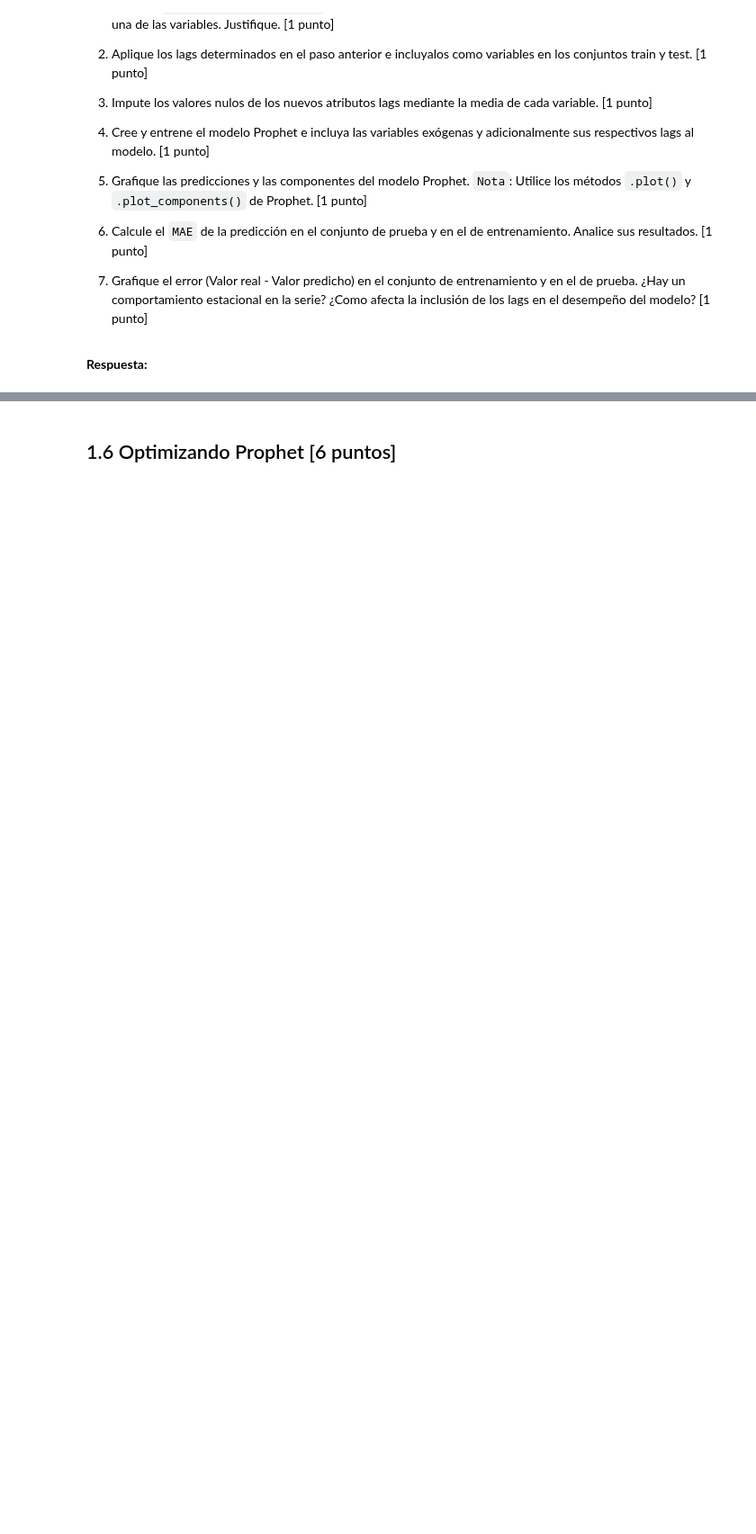
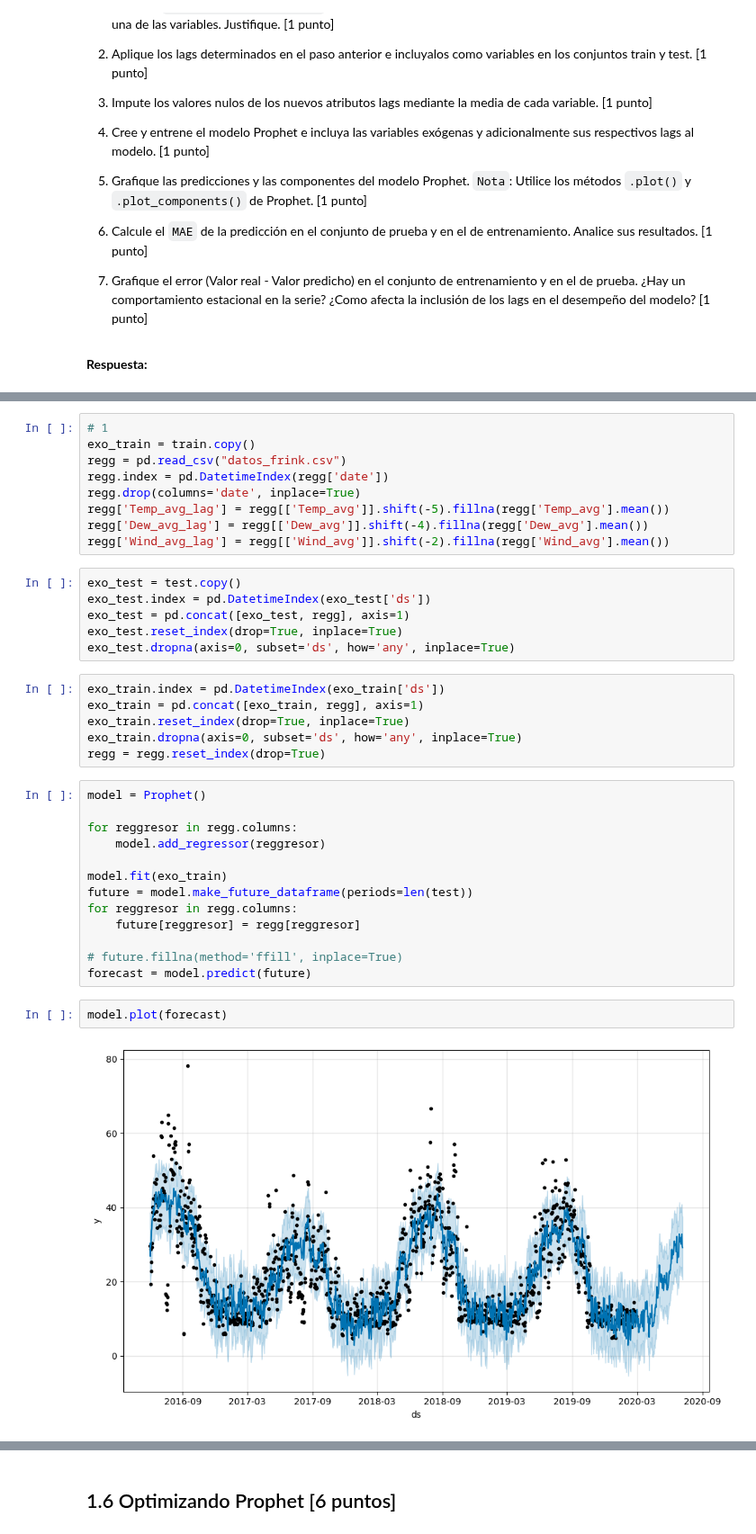
Before and after one commit to carinunez/Labs_MDS, a Jupyter notebook: lab8/Lab8.ipynb, the cells around one changed output, grey strips where cells are left out. Shown at 90% size. Drawn from its saved outputs; the diff is of its cells as text; blank space fills up the shorter version.

```diff
--- a/lab8/Lab8.ipynb
+++ b/lab8/Lab8.ipynb
@@ -345,0 +402,38 @@ Para ello, a usted se le pide que:
+# %%
+# 1
+exo_train = train.copy()
+regg = pd.read_csv("datos_frink.csv")
+regg.index = pd.DatetimeIndex(regg['date'])
+regg.drop(columns='date', inplace=True)
+regg['Temp_avg_lag'] = regg[['Temp_avg']].shift(-5).fillna(regg['Temp_avg'].mean())
+regg['Dew_avg_lag'] = regg[['Dew_avg']].shift(-4).fillna(regg['Dew_avg'].mean())
+regg['Wind_avg_lag'] = regg[['Wind_avg']].shift(-2).fillna(regg['Wind_avg'].mean())
+# %%
+exo_test = test.copy()
+exo_test.index = pd.DatetimeIndex(exo_test['ds'])
+exo_test = pd.concat([exo_test, regg], axis=1)
+exo_test.reset_index(drop=True, inplace=True)
+exo_test.dropna(axis=0, subset='ds', how='any', inplace=True)
+# %%
+exo_train.index = pd.DatetimeIndex(exo_train['ds'])
+exo_train = pd.concat([exo_train, regg], axis=1)
+exo_train.reset_index(drop=True, inplace=True)
+exo_train.dropna(axis=0, subset='ds', how='any', inplace=True)
+regg = regg.reset_index(drop=True)
+# %%
+model = Prophet()
+
+for reggresor in regg.columns:
+    model.add_regressor(reggresor)
+
+model.fit(exo_train)
+future = model.make_future_dataframe(periods=len(test))
+for reggresor in regg.columns:
+    future[reggresor] = regg[reggresor]
+
+# future.fillna(method='ffill', inplace=True)
+forecast = model.predict(future)
+# %%
+model.plot(forecast)
+# %% [output]
+[figure, added]
```
Also changed, not shown: parts of 32 cells of this notebook.
